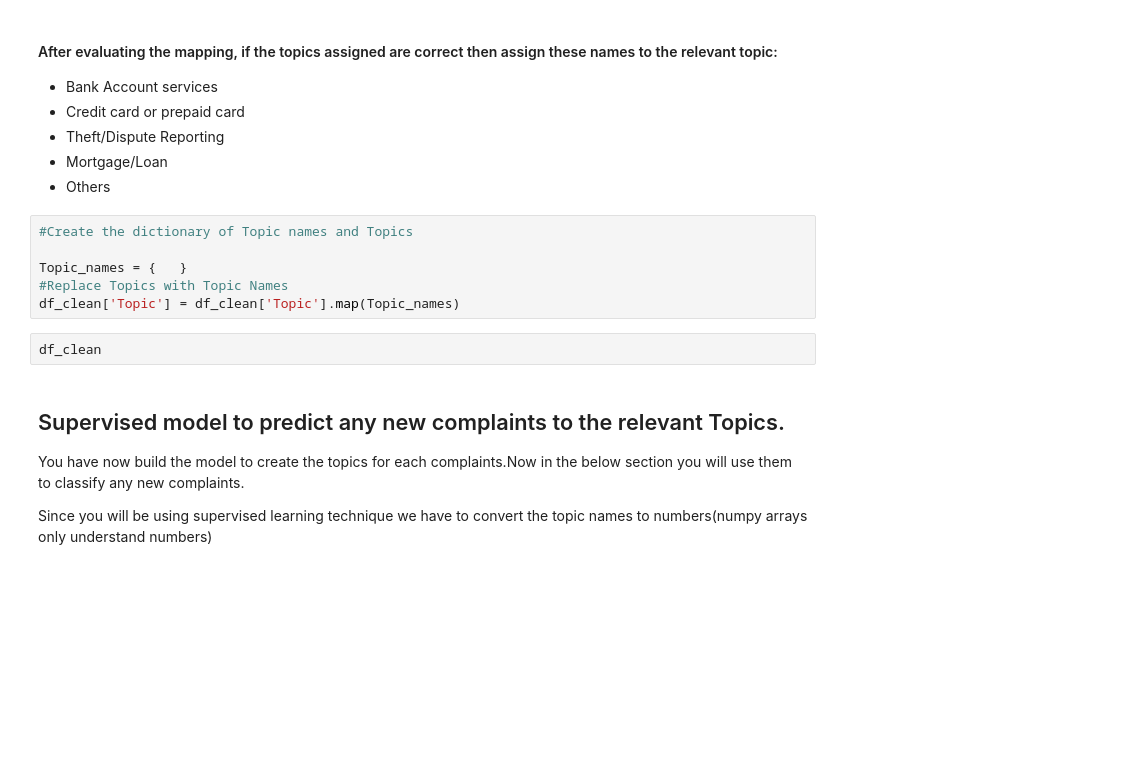
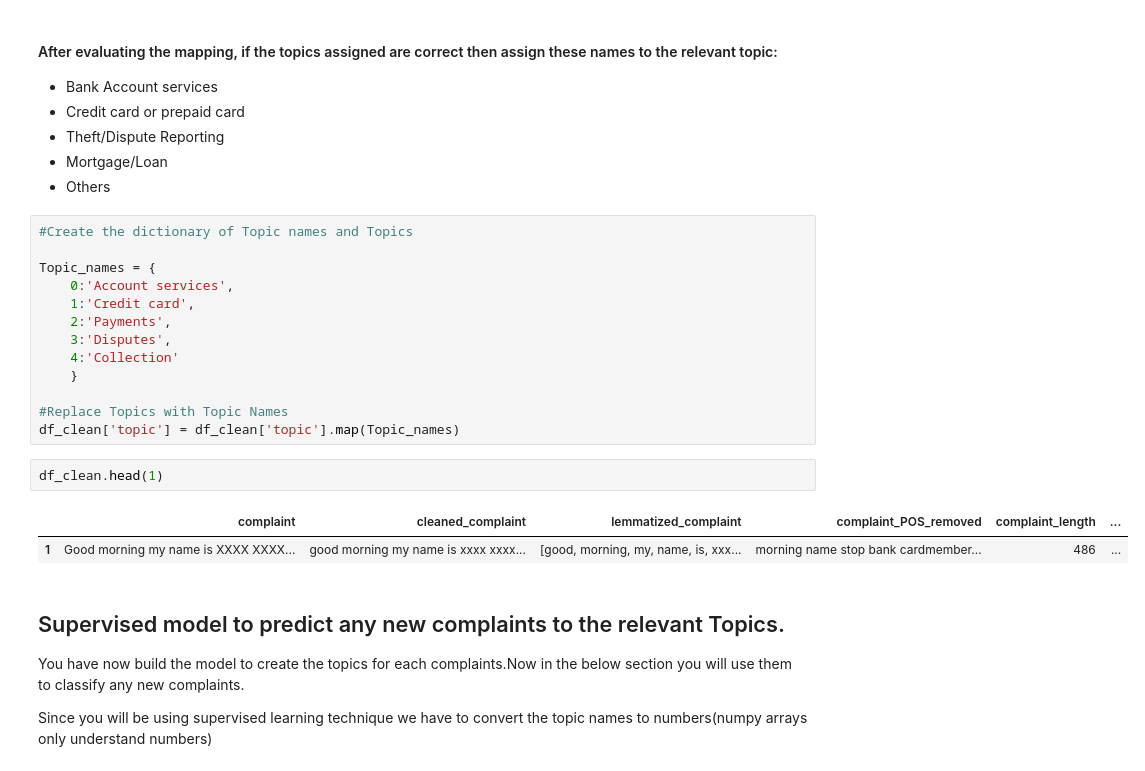
Before and after one commit to uvarajthulasiram/NLP-AutomaticTicketClassification, a Jupyter notebook: Automatic_Ticket_Classification_Assignment.ipynb, the cells around one changed output. Drawn from its saved outputs; the diff is of its cells as text; blank space fills up the shorter version.

```diff
--- a/Automatic_Ticket_Classification_Assignment.ipynb
+++ b/Automatic_Ticket_Classification_Assignment.ipynb
@@ -495,11 +507,21 @@ df_clean.sort_values('Topic')
 # %%
 #Create the dictionary of Topic names and Topics
 
-Topic_names = {   }
+Topic_names = {
+    0:'Account services',
+    1:'Credit card',
+    2:'Payments',
+    3:'Disputes',
+    4:'Collection'
+    }
+
 #Replace Topics with Topic Names
-df_clean['Topic'] = df_clean['Topic'].map(Topic_names)
+df_clean['topic'] = df_clean['topic'].map(Topic_names)
 # %%
-df_clean
+df_clean.head(1)
+# %% [output]
+|  | complaint | cleaned_complaint | lemmatized_complaint | complaint_POS_removed | complaint_length | ... |
+| 1 | Good morning my name is XXXX XXXX... | good morning my name is xxxx xxxx... | [good, morning, my, name, is, xxx... | morning name stop bank cardmember... | 486 | ... |
 # %% [markdown]
 ## Supervised model to predict any new complaints to the relevant Topics.
 
```
Also changed, not shown: parts of 10 cells of this notebook.
